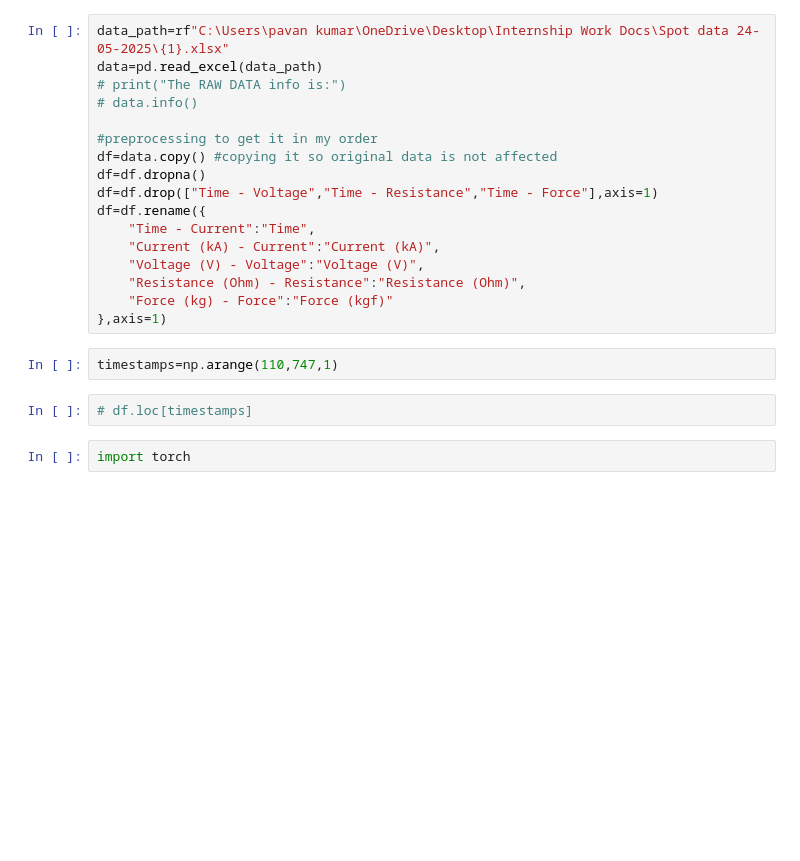
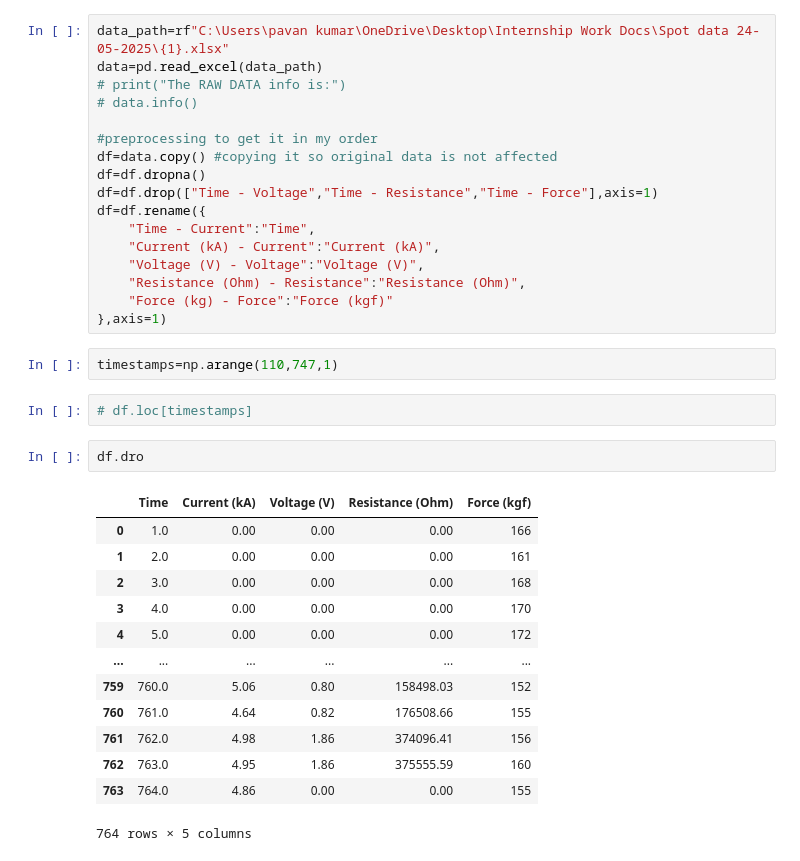
Before and after one commit to Protagonist-8/SpotProject, a Jupyter notebook: spot_eda.ipynb, the cells around one changed output. Cells and saved outputs as stored; diff of their text form; blank space fills up the shorter version.

```diff
--- a/spot_eda.ipynb
+++ b/spot_eda.ipynb
@@ -147,5 +154,19 @@ df=df.rename({
 timestamps=np.arange(110,747,1)
 # %%
 # df.loc[timestamps]
-# %%
-import torch
+# %%
+df.dro
+# %% [output]
+|  | Time | Current (kA) | Voltage (V) | Resistance (Ohm) | Force (kgf) |
+| 0 | 1.0 | 0.00 | 0.00 | 0.00 | 166 |
+| 1 | 2.0 | 0.00 | 0.00 | 0.00 | 161 |
+| 2 | 3.0 | 0.00 | 0.00 | 0.00 | 168 |
+| 3 | 4.0 | 0.00 | 0.00 | 0.00 | 170 |
+| 4 | 5.0 | 0.00 | 0.00 | 0.00 | 172 |
+| ... | ... | ... | ... | ... | ... |
+| 759 | 760.0 | 5.06 | 0.80 | 158498.03 | 152 |
+| 760 | 761.0 | 4.64 | 0.82 | 176508.66 | 155 |
+| 761 | 762.0 | 4.98 | 1.86 | 374096.41 | 156 |
+| 762 | 763.0 | 4.95 | 1.86 | 375555.59 | 160 |
+| 763 | 764.0 | 4.86 | 0.00 | 0.00 | 155 |
+764 rows × 5 columns
```
Also changed, not shown: parts of 6 cells of this notebook.
